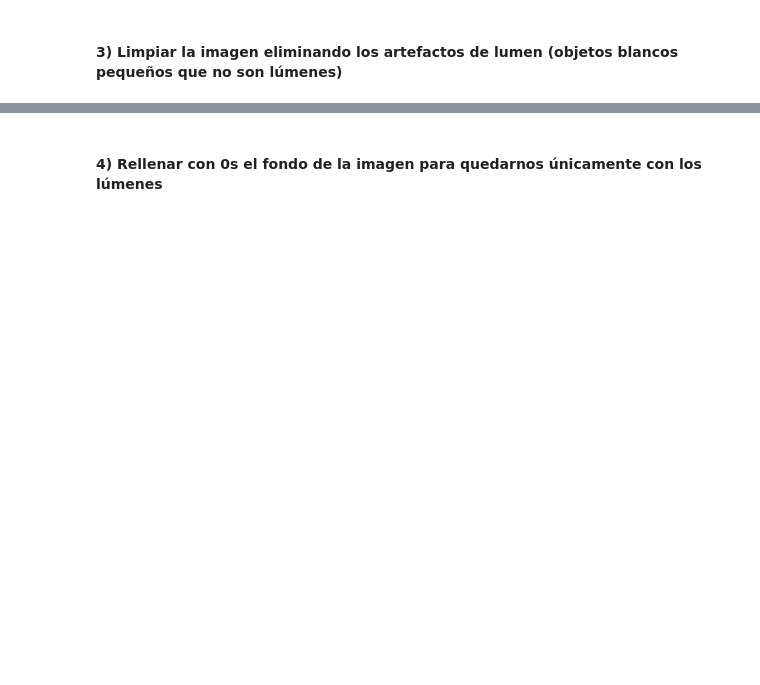
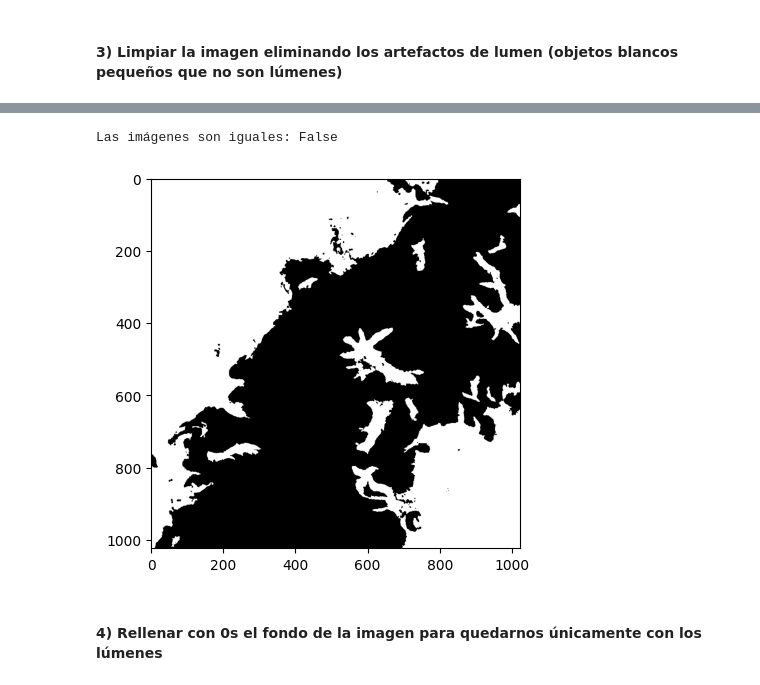
Before and after one commit to JordiConrado/05MIAR, a Jupyter notebook: activities/Computer Vision/01 - Actividad_Computer_Vision_C1.ipynb, the cells around one changed output, grey strips where cells are left out. Cells and saved outputs as stored; diff of their text form; code cells hidden in the pictures; blank space fills up the shorter version.

```diff
--- a/activities/Computer Vision/01 - Actividad_Computer_Vision_C1.ipynb
+++ b/activities/Computer Vision/01 - Actividad_Computer_Vision_C1.ipynb
@@ -59,3 +120,19 @@ plt.show()
+# %%
+from skimage import morphology
+
+img_thresh_bool = img_thresh_norm.astype(bool)
+
+img_thresh_norm_clean = morphology.remove_small_objects(img_thresh_bool, min_size = 300)
+
+plt.imshow(img_thresh_norm_clean, cmap='gray')
+
+pixel_comparison = (img_thresh_norm == img_thresh_norm_clean)
+are_equal = np.all(pixel_comparison)
+
+print('Las imágenes son iguales:', are_equal)
+# %% [output]
+Las imágenes son iguales: False
+[figure, added]
 # %% [markdown]
 #### 4) Rellenar con 0s el fondo de la imagen para quedarnos únicamente con los lúmenes
 # %%
```
Also changed, not shown: parts of 7 cells of this notebook.
